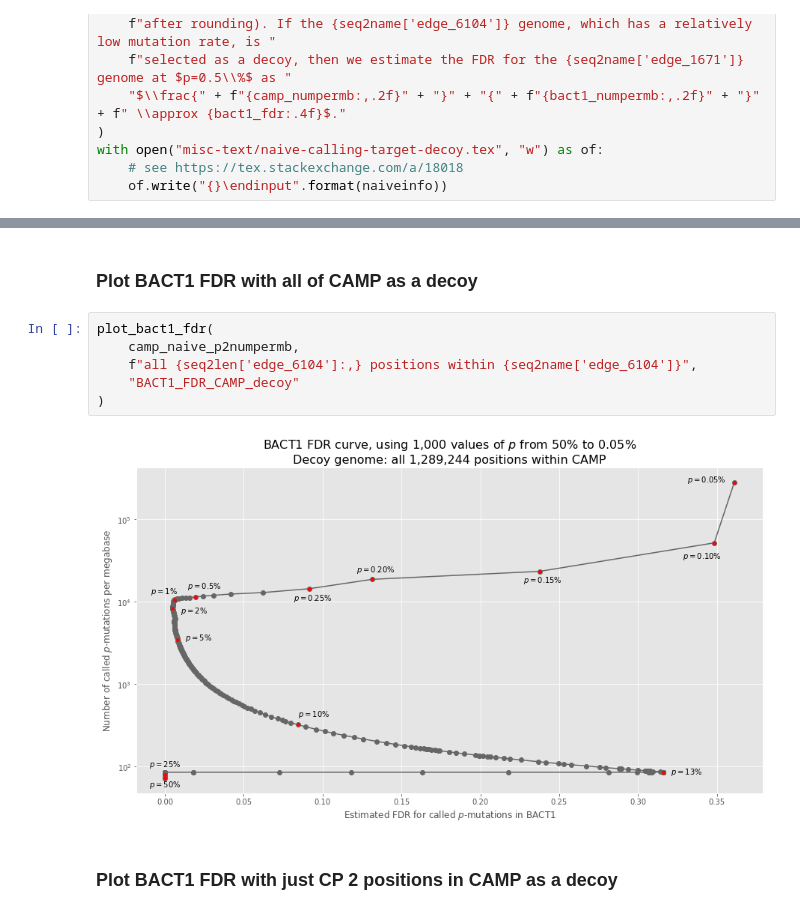
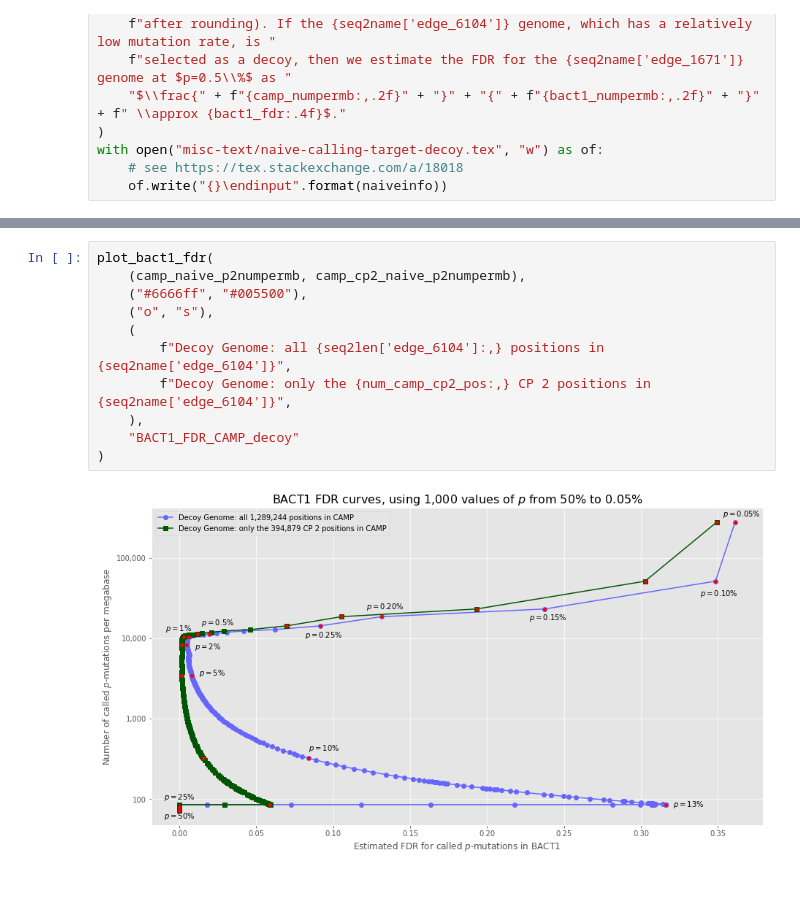
Before and after one commit to fedarko/sheepgut, a Jupyter notebook: notebooks/DemonstratingTargetDecoyApproach.ipynb, the cells around one changed output, grey strips where cells are left out. Cells and saved outputs as stored; diff of their text form; blank space fills up the shorter version.

Commit message:
multi-FDR-curve plot!

```diff
--- a/notebooks/DemonstratingTargetDecoyApproach.ipynb
+++ b/notebooks/DemonstratingTargetDecoyApproach.ipynb
@@ -323,14 +332,15 @@ def plot_bact1_fdr(decoy_p2numpermb, decoy_info, fig_basename):
     fig.set_size_inches(15, 8)
     fig.savefig(f"figs/{fig_basename}.png", bbox_inches="tight")
-# %% [markdown]
-### Plot BACT1 FDR with all of CAMP as a decoy
 # %%
 plot_bact1_fdr(
-    camp_naive_p2numpermb,
-    f"all {seq2len['edge_6104']:,} positions within {seq2name['edge_6104']}",
+    (camp_naive_p2numpermb, camp_cp2_naive_p2numpermb),
+    ("#6666ff", "#005500"),
+    ("o", "s"),
+    (
+        f"Decoy Genome: all {seq2len['edge_6104']:,} positions in {seq2name['edge_6104']}",
+        f"Decoy Genome: only the {num_camp_cp2_pos:,} CP 2 positions in {seq2name['edge_6104']}",
+    ),
     "BACT1_FDR_CAMP_decoy"
 )
 # %% [output]
-[figure, old version]
+[figure, new version]
-# %% [markdown]
-### Plot BACT1 FDR with just CP 2 positions in CAMP as a decoy
```
Also changed, not shown: parts of 3 cells of this notebook, 1 other file.
